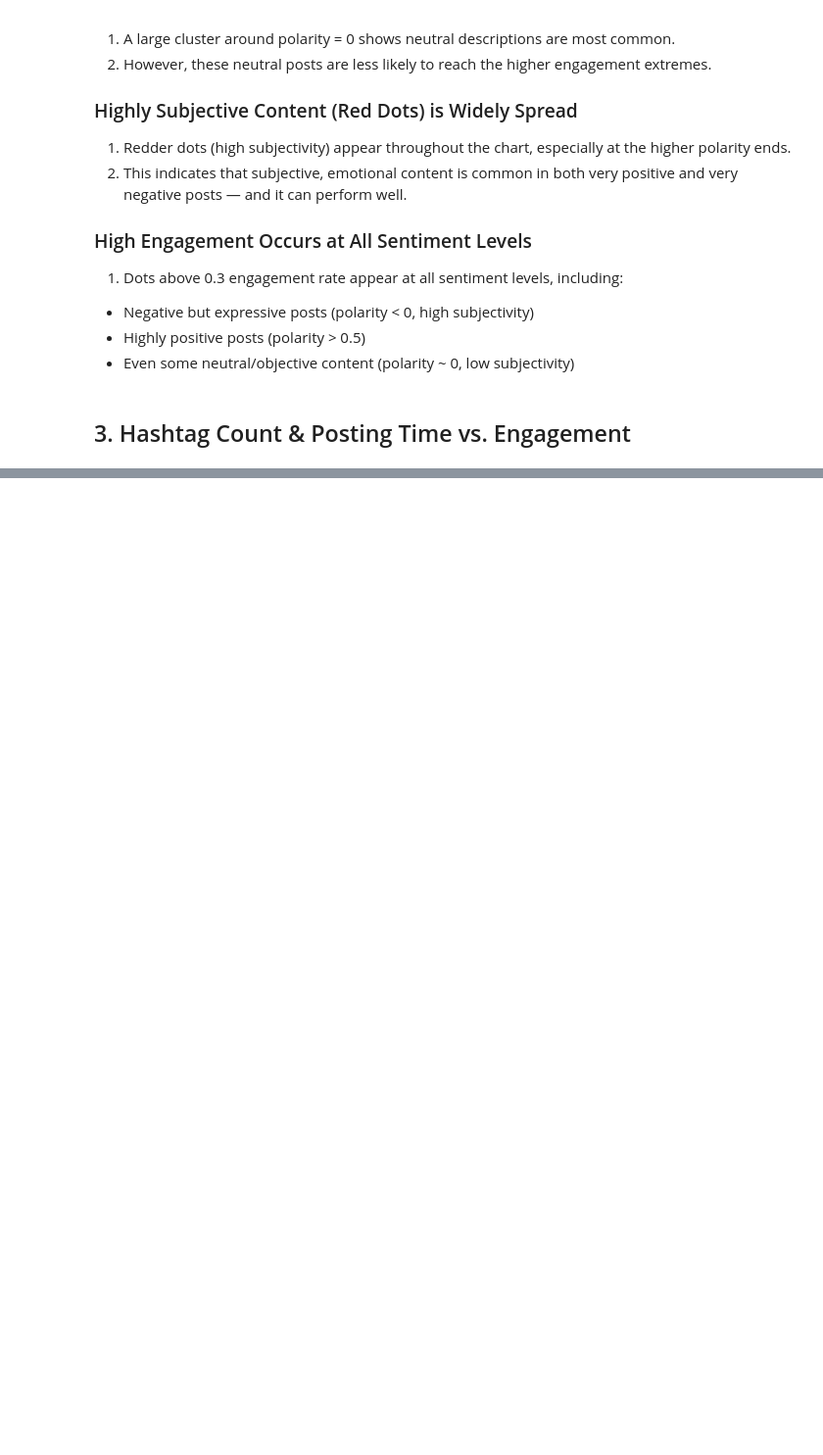
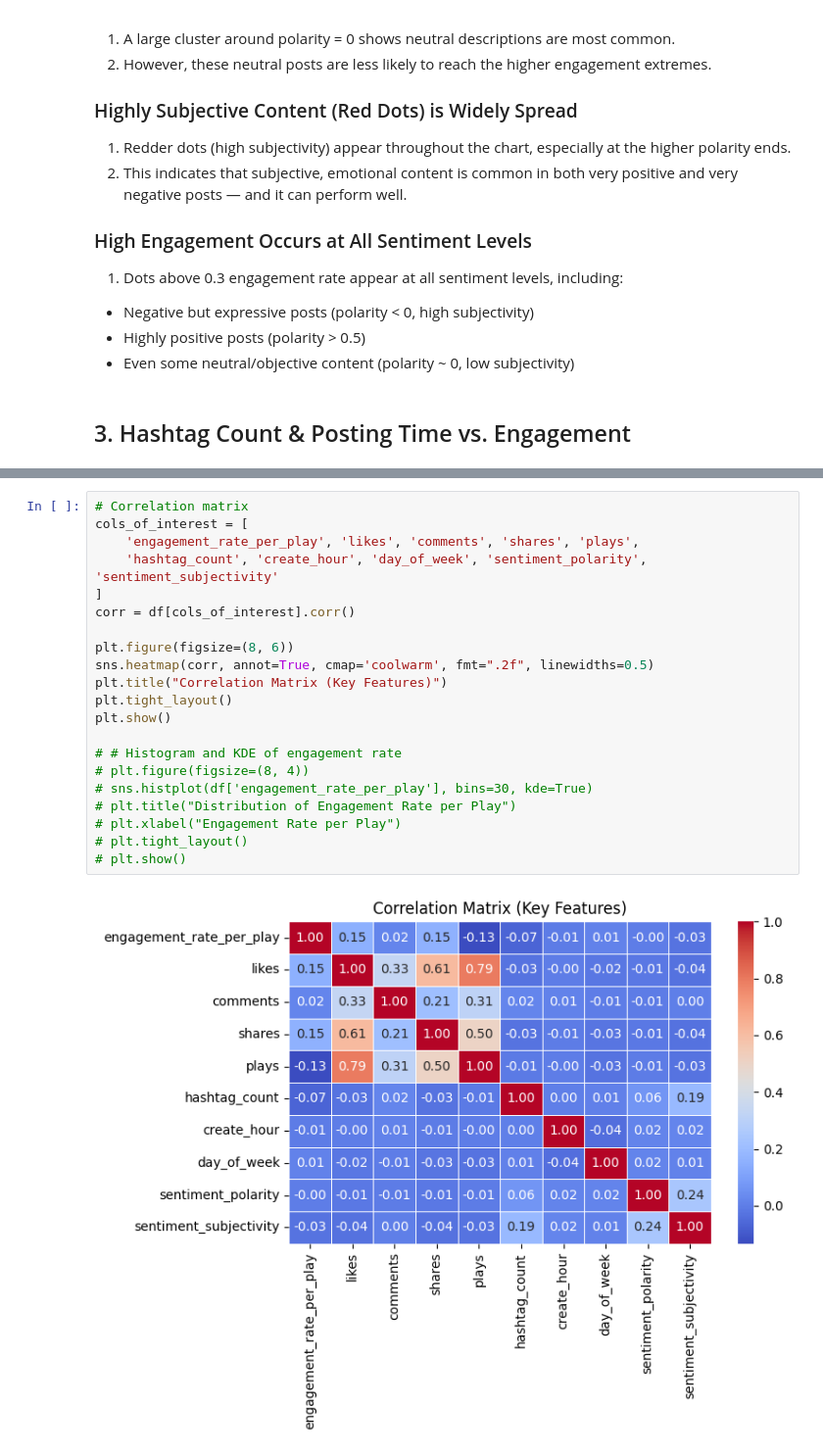
Before and after one commit to Qarsie/Tiktok_Py, a Jupyter notebook: EDA.ipynb, the cells around one changed output, grey strips where cells are left out. Shown: that part at 98% size. Cells and saved outputs as stored; diff of their text form; blank space fills up the shorter version.

```diff
--- a/EDA.ipynb
+++ b/EDA.ipynb
@@ -145,0 +207,23 @@ plt.show()
+# %%
+# Correlation matrix
+cols_of_interest = [
+    'engagement_rate_per_play', 'likes', 'comments', 'shares', 'plays',
+    'hashtag_count', 'create_hour', 'day_of_week', 'sentiment_polarity', 'sentiment_subjectivity'
+]
+corr = df[cols_of_interest].corr()
+
+plt.figure(figsize=(8, 6))
+sns.heatmap(corr, annot=True, cmap='coolwarm', fmt=".2f", linewidths=0.5)
+plt.title("Correlation Matrix (Key Features)")
+plt.tight_layout()
+plt.show()
+
+# # Histogram and KDE of engagement rate
+# plt.figure(figsize=(8, 4))
+# sns.histplot(df['engagement_rate_per_play'], bins=30, kde=True)
+# plt.title("Distribution of Engagement Rate per Play")
+# plt.xlabel("Engagement Rate per Play")
+# plt.tight_layout()
+# plt.show()
+# %% [output]
+[figure, added]
```
Also changed, not shown: parts of 10 cells of this notebook.
